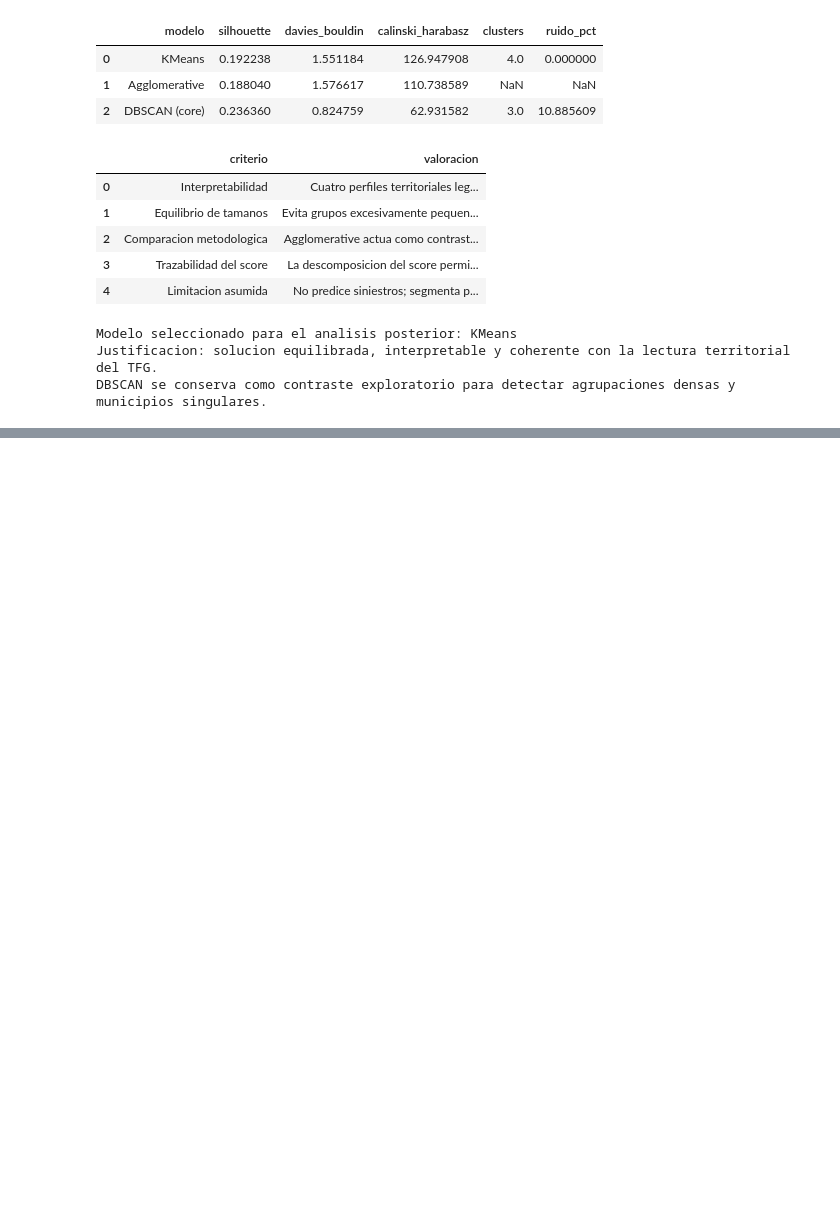
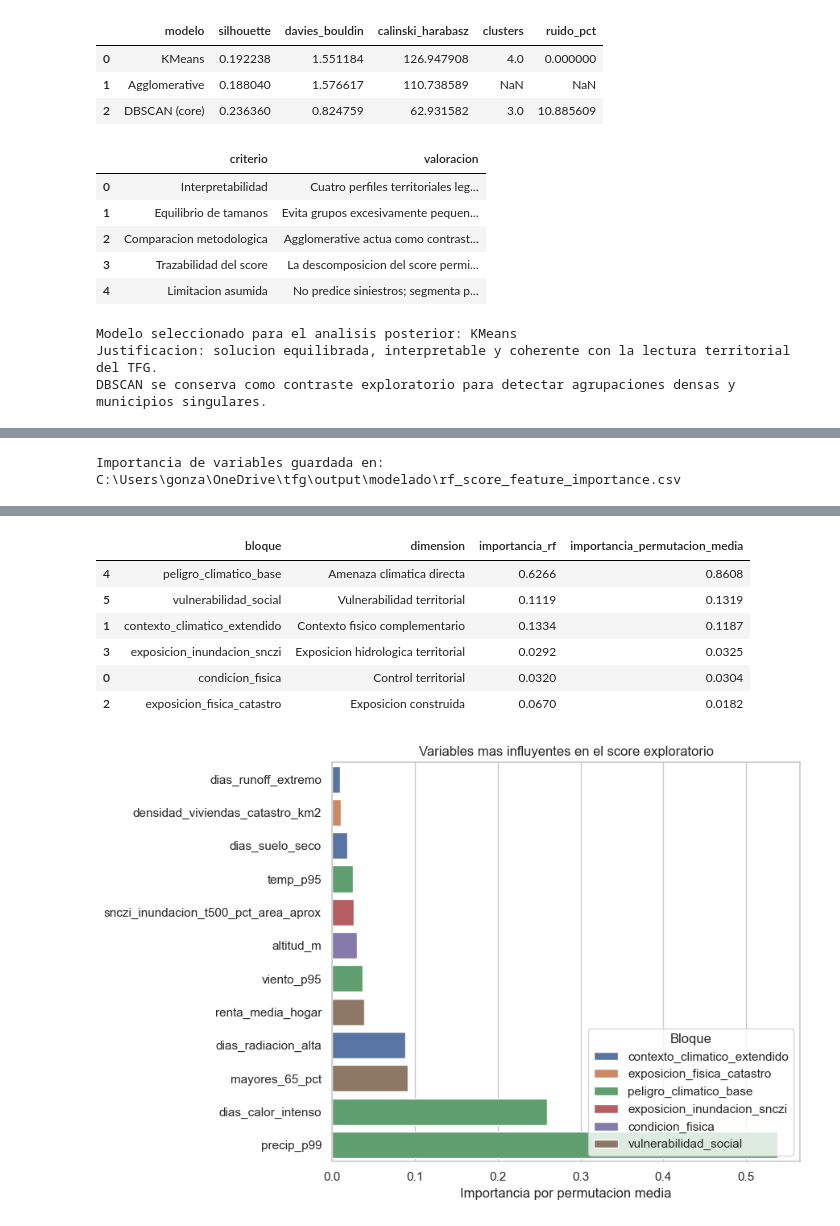
Before and after one commit to gonzalolarriba/modelo-geoespacial-riesgo-climatico, a Jupyter notebook: notebooks/notebook_4_modelado_segmentacion.ipynb, the cells around one changed output, grey strips where cells are left out. Drawn from its saved outputs; the diff is of its cells as text; code cells hidden in the pictures; blank space fills up the shorter version.

```diff
--- a/notebooks/notebook_4_modelado_segmentacion.ipynb
+++ b/notebooks/notebook_4_modelado_segmentacion.ipynb
@@ -1200,0 +1313,69 @@ DBSCAN se conserva como contraste exploratorio para detectar agrupaciones densas
+# %%
+feature_metadata = feature_catalog[["variable", "bloque", "dimension", "origen"]].drop_duplicates("variable")
+
+rf_importance = pd.DataFrame(
+    {
+        "variable": rf_features,
+        "importancia_rf": rf_score_model.feature_importances_,
+    }
+).merge(feature_metadata, on="variable", how="left")
+
+permutation = permutation_importance(
+    rf_score_model,
+    X_test,
+    y_test,
+    n_repeats=20,
+    random_state=42,
+    n_jobs=1,
+    scoring="r2",
+)
+
+permutation_importance_df = pd.DataFrame(
+    {
+        "variable": rf_features,
+        "importancia_permutacion_media": permutation.importances_mean,
+        "importancia_permutacion_std": permutation.importances_std,
+    }
+)
+
+rf_importance = (
+    rf_importance
+    .merge(permutation_importance_df, on="variable", how="left")
+    .sort_values("importancia_permutacion_media", ascending=False)
+    .reset_index(drop=True)
+)
+
+rf_importance_file = MODEL_OUT / "rf_score_feature_importance.csv"
+rf_importance.to_csv(rf_importance_file, index=False)
+
+print("Importancia de variables guardada en:", rf_importance_file)
+display(rf_importance.round(4))
+
+block_importance = (
+    rf_importance.groupby(["bloque", "dimension"], as_index=False)
+    .agg(
+        importancia_rf=("importancia_rf", "sum"),
+        importancia_permutacion_media=("importancia_permutacion_media", "sum"),
+    )
+    .sort_values("importancia_permutacion_media", ascending=False)
+)
+
+display(block_importance.round(4))
+
+plt.figure(figsize=(9, 6))
+top_importance = rf_importance.head(12).sort_values("importancia_permutacion_media")
+sns.barplot(
+    data=top_importance,
+    x="importancia_permutacion_media",
+    y="variable",
+    hue="bloque",
+    dodge=False,
+)
+plt.title("Variables mas influyentes en el score exploratorio")
+plt.xlabel("Importancia por permutacion media")
+plt.ylabel("")
+plt.legend(title="Bloque", loc="lower right")
+plt.tight_layout()
+plt.show()
+# %% [output]
+Importancia de variables guardada en: C:\Users\gonza\OneDrive\tfg\output\modelado\rf_score_feature_importance.csv
@@ -1200,0 +1399,8 @@ DBSCAN se conserva como contraste exploratorio para detectar agrupaciones densas
+|  | bloque | dimension | importancia_rf | importancia_permutacion_media |
+| 4 | peligro_climatico_base | Amenaza climatica directa | 0.6266 | 0.8608 |
+| 5 | vulnerabilidad_social | Vulnerabilidad territorial | 0.1119 | 0.1319 |
+| 1 | contexto_climatico_extendido | Contexto fisico complementario | 0.1334 | 0.1187 |
+| 3 | exposicion_inundacion_snczi | Exposicion hidrologica territorial | 0.0292 | 0.0325 |
+| 0 | condicion_fisica | Control territorial | 0.0320 | 0.0304 |
+| 2 | exposicion_fisica_catastro | Exposicion construida | 0.0670 | 0.0182 |
+[figure, added]
```
Also changed, not shown: parts of 10 cells of this notebook, 1 other file.
